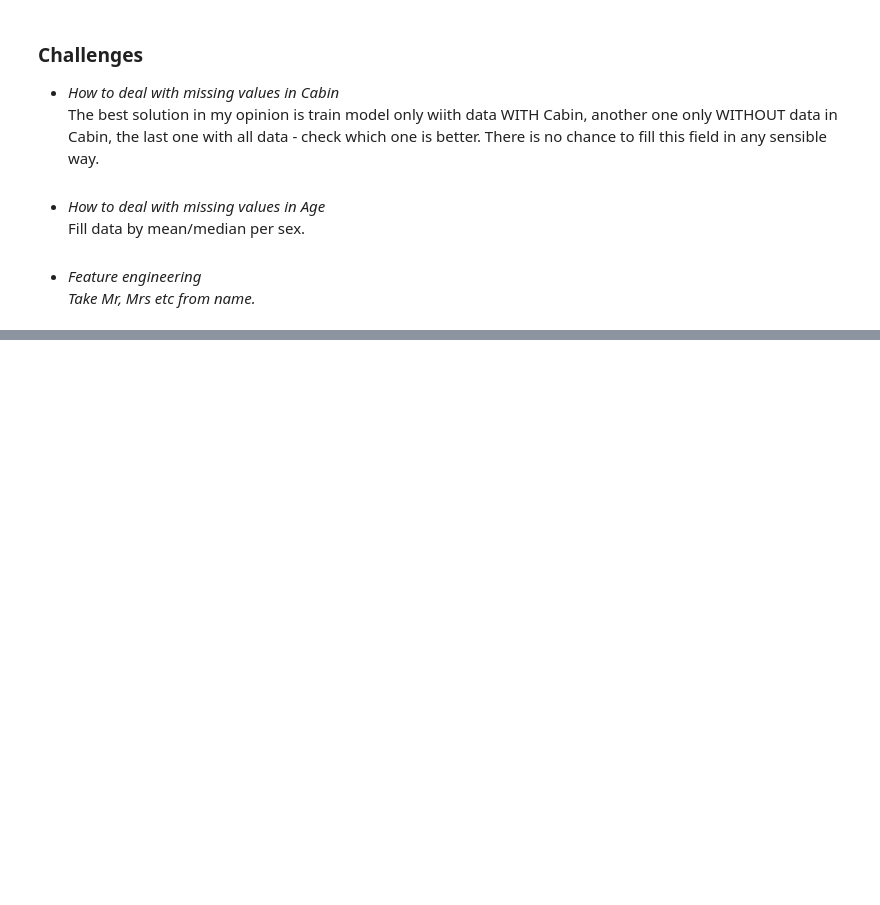
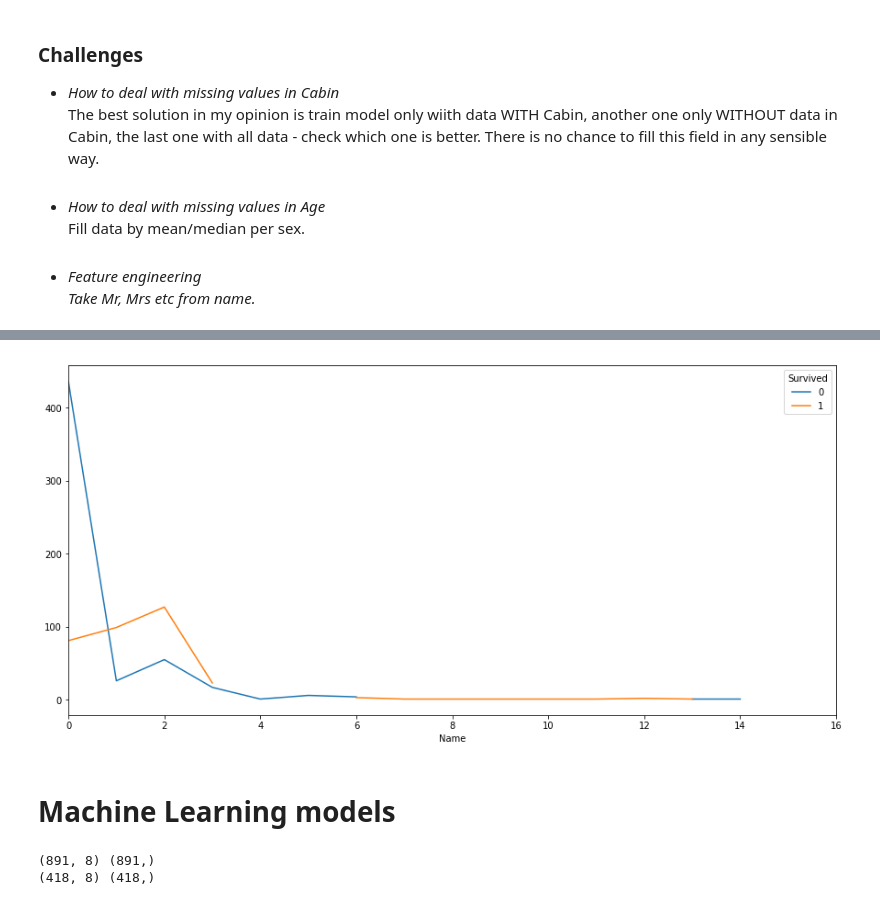
Before and after one commit to kaczikrol/Titanic_Machine_Learning_from_Disaster_kaggle, a Jupyter notebook: Titanic.ipynb, the cells around one changed output, grey strips where cells are left out. Drawn from its saved outputs; the diff is of its cells as text; code cells hidden in the pictures; blank space fills up the shorter version.

```diff
--- a/Titanic.ipynb
+++ b/Titanic.ipynb
@@ -278,0 +318,8 @@ Fill data by mean/median per sex.<br><br>
+# %%
+train["Sex"] = train.Sex.apply(lambda x: 0 if x=="male" else 1)
+test["Sex"] = test.Sex.apply(lambda x: 0 if x=="male" else 1)
+train["Embarked"] = train.Embarked.apply(lambda x: 0 if x=="C" else (1 if x=="Q" else 2))
+test["Embarked"] = test.Embarked.apply(lambda x: 0 if x=="C" else (1 if x=="Q" else 2))
+train["Name"] = train.Name.apply(lambda x: factorize_(x.split(",")[1].split(".")[0].replace(" ","")))
+test["Name"] = test.Name.apply(lambda x: factorize_(x.split(",")[1].split(".")[0].replace(" ","")))
+train.head()
@@ -278,0 +354,4 @@ Fill data by mean/median per sex.<br><br>
+# %%
+train.groupby(["Name","Survived"])["Survived"].agg("count").unstack().plot(figsize=figsize);
+# %% [output]
+[figure, added]
@@ -278,0 +361,2 @@ Fill data by mean/median per sex.<br><br>
+# %% [markdown]
+# Machine Learning models
@@ -278,0 +373,6 @@ Fill data by mean/median per sex.<br><br>
+# %%
+print(X_train.shape, y_train.shape)
+print(X_test.shape, y_test.shape)
+# %% [output]
+(891, 8) (891,)
+(418, 8) (418,)
```
Also changed, not shown: parts of 24 cells of this notebook.
